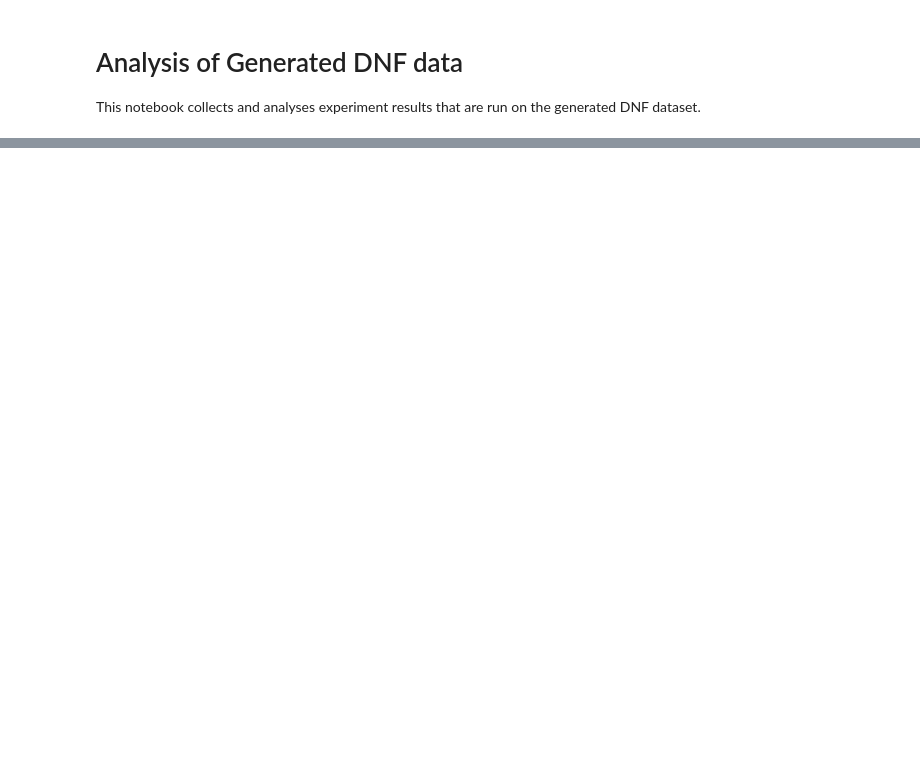
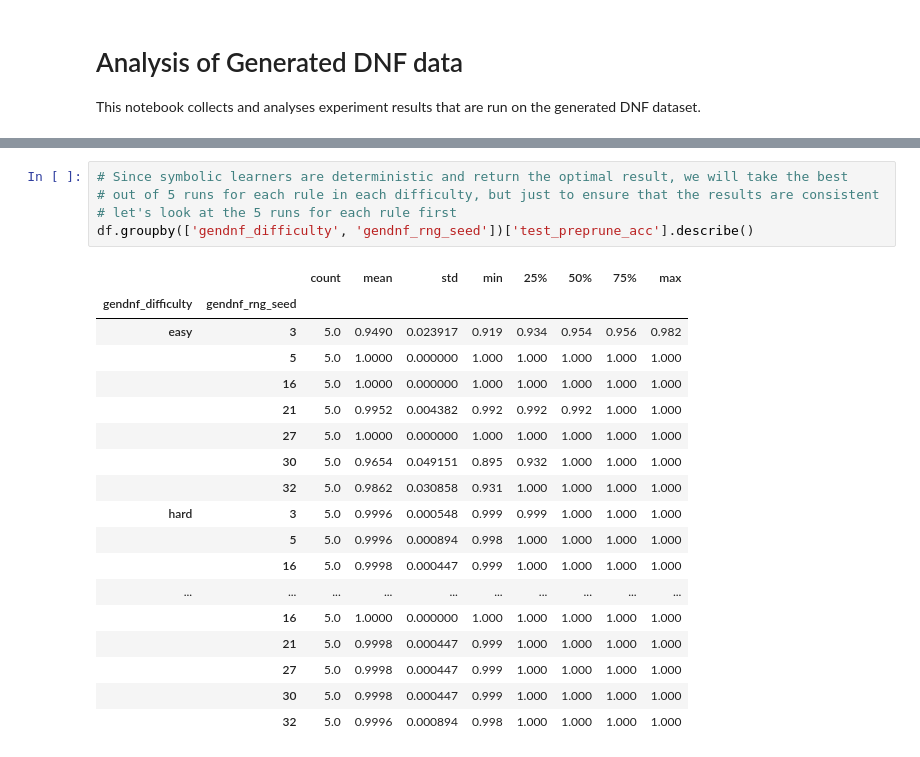
Before and after one commit to nuric/pix2rule, a Jupyter notebook: analyse_gendnf.ipynb, the cells around one changed output, grey strips where cells are left out. Saved outputs shown, nothing was run; the diff lists cells and outputs as text; blank space fills up the shorter version.

```diff
--- a/analyse_gendnf.ipynb
+++ b/analyse_gendnf.ipynb
@@ -36,0 +106,24 @@ exp_data.columns
+# %%
+# Since symbolic learners are deterministic and return the optimal result, we will take the best
+# out of 5 runs for each rule in each difficulty, but just to ensure that the results are consistent
+# let's look at the 5 runs for each rule first
+df.groupby(['gendnf_difficulty', 'gendnf_rng_seed'])['test_preprune_acc'].describe()
+# %% [output]
+|  |  | count | mean | std | min | 25% | 50% | 75% | max |
+| gendnf_difficulty | gendnf_rng_seed |  |  |  |  |  |  |  |  |
+| easy | 3 | 5.0 | 0.9490 | 0.023917 | 0.919 | 0.934 | 0.954 | 0.956 | 0.982 |
+|  | 5 | 5.0 | 1.0000 | 0.000000 | 1.000 | 1.000 | 1.000 | 1.000 | 1.000 |
+|  | 16 | 5.0 | 1.0000 | 0.000000 | 1.000 | 1.000 | 1.000 | 1.000 | 1.000 |
+|  | 21 | 5.0 | 0.9952 | 0.004382 | 0.992 | 0.992 | 0.992 | 1.000 | 1.000 |
+|  | 27 | 5.0 | 1.0000 | 0.000000 | 1.000 | 1.000 | 1.000 | 1.000 | 1.000 |
+|  | 30 | 5.0 | 0.9654 | 0.049151 | 0.895 | 0.932 | 1.000 | 1.000 | 1.000 |
+|  | 32 | 5.0 | 0.9862 | 0.030858 | 0.931 | 1.000 | 1.000 | 1.000 | 1.000 |
+| hard | 3 | 5.0 | 0.9996 | 0.000548 | 0.999 | 0.999 | 1.000 | 1.000 | 1.000 |
+|  | 5 | 5.0 | 0.9996 | 0.000894 | 0.998 | 1.000 | 1.000 | 1.000 | 1.000 |
+|  | 16 | 5.0 | 0.9998 | 0.000447 | 0.999 | 1.000 | 1.000 | 1.000 | 1.000 |
+| ... | ... | ... | ... | ... | ... | ... | ... | ... | ... |
+|  | 16 | 5.0 | 1.0000 | 0.000000 | 1.000 | 1.000 | 1.000 | 1.000 | 1.000 |
+|  | 21 | 5.0 | 0.9998 | 0.000447 | 0.999 | 1.000 | 1.000 | 1.000 | 1.000 |
+|  | 27 | 5.0 | 0.9998 | 0.000447 | 0.999 | 1.000 | 1.000 | 1.000 | 1.000 |
+|  | 30 | 5.0 | 0.9998 | 0.000447 | 0.999 | 1.000 | 1.000 | 1.000 | 1.000 |
+|  | 32 | 5.0 | 0.9996 | 0.000894 | 0.998 | 1.000 | 1.000 | 1.000 | 1.000 |
```
Also changed, not shown: parts of 22 cells of this notebook.
